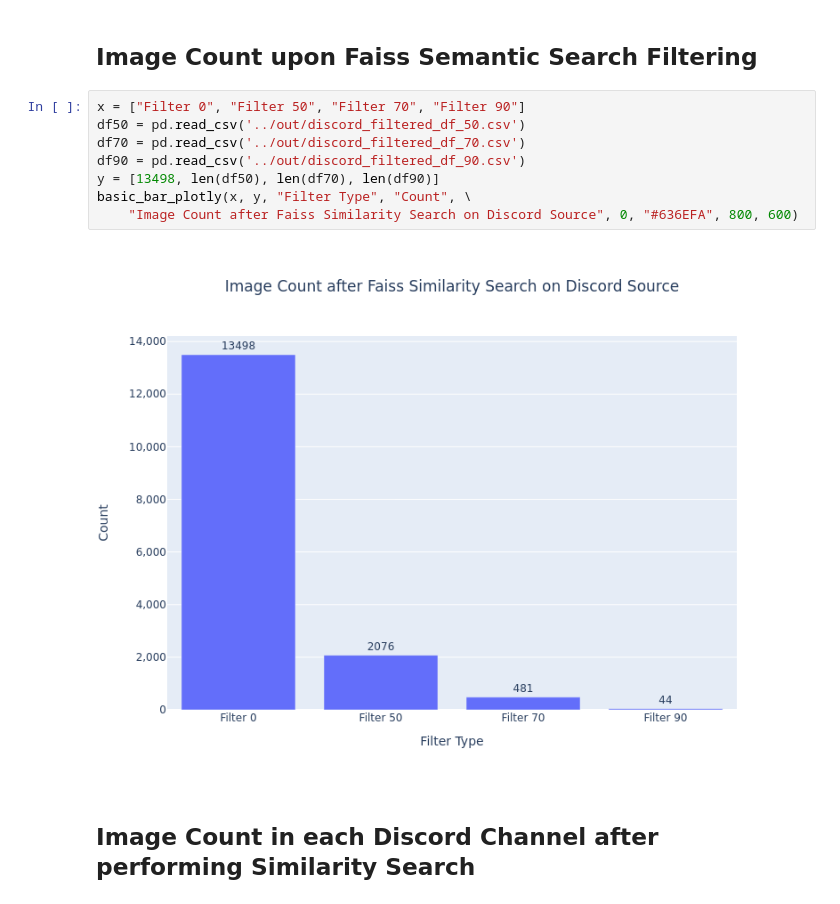
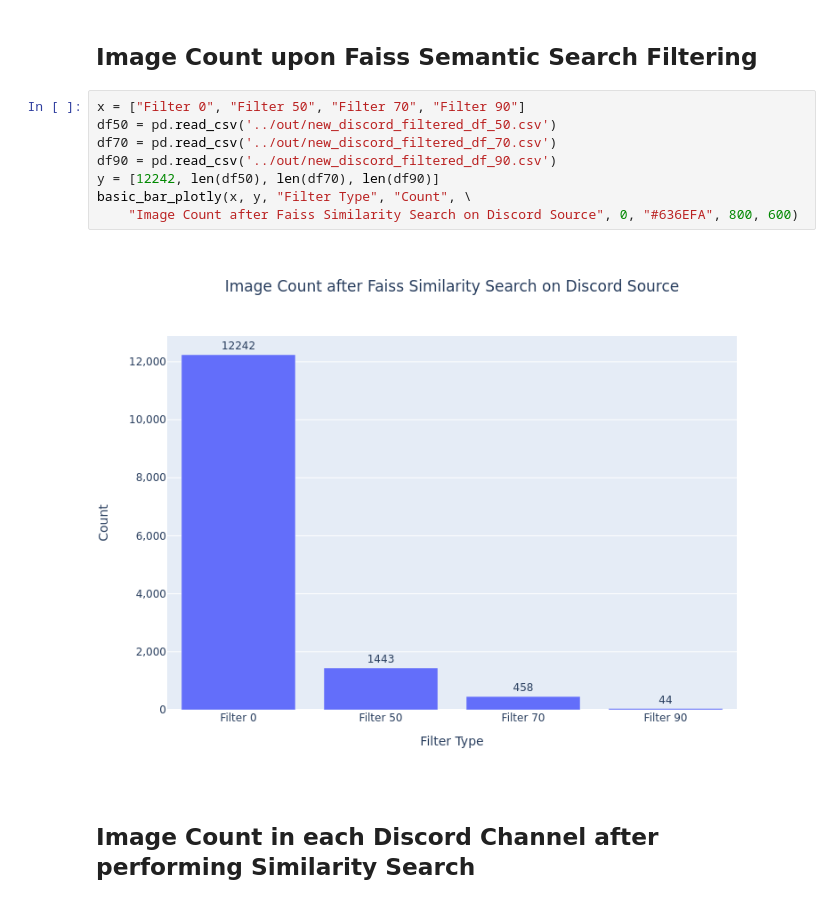
Before and after one commit to usc-isi-i2/social-media-meme-identification, a Jupyter notebook: analysis/data_analysis.ipynb, the cells around one changed output. Cells and saved outputs as stored; diff of their text form.

Commit message:
fair filter evaluation - reddit, discord

```diff
--- a/analysis/data_analysis.ipynb
+++ b/analysis/data_analysis.ipynb
@@ -322,14 +322,14 @@ basic_bar_plotly(x[:10], y[:10], "IMKG Class", "Count", "Image Count by IMKG Cla
 ## Image Count upon Faiss Semantic Search Filtering
 # %%
 x = ["Filter 0", "Filter 50", "Filter 70", "Filter 90"]
-df50 = pd.read_csv('../out/discord_filtered_df_50.csv')
-df70 = pd.read_csv('../out/discord_filtered_df_70.csv')
-df90 = pd.read_csv('../out/discord_filtered_df_90.csv')
-y = [13498, len(df50), len(df70), len(df90)]
+df50 = pd.read_csv('../out/new_discord_filtered_df_50.csv')
+df70 = pd.read_csv('../out/new_discord_filtered_df_70.csv')
+df90 = pd.read_csv('../out/new_discord_filtered_df_90.csv')
+y = [12242, len(df50), len(df70), len(df90)]
 basic_bar_plotly(x, y, "Filter Type", "Count", \
     "Image Count after Faiss Similarity Search on Discord Source", 0, "#636EFA", 800, 600)
 # %% [output]
-[figure, old version]
+[figure, new version]
 # %% [markdown]
 ## Image Count in each Discord Channel after performing Similarity Search
 # %%
```
Also changed, not shown: parts of 12 cells of this notebook, 13 other files.
